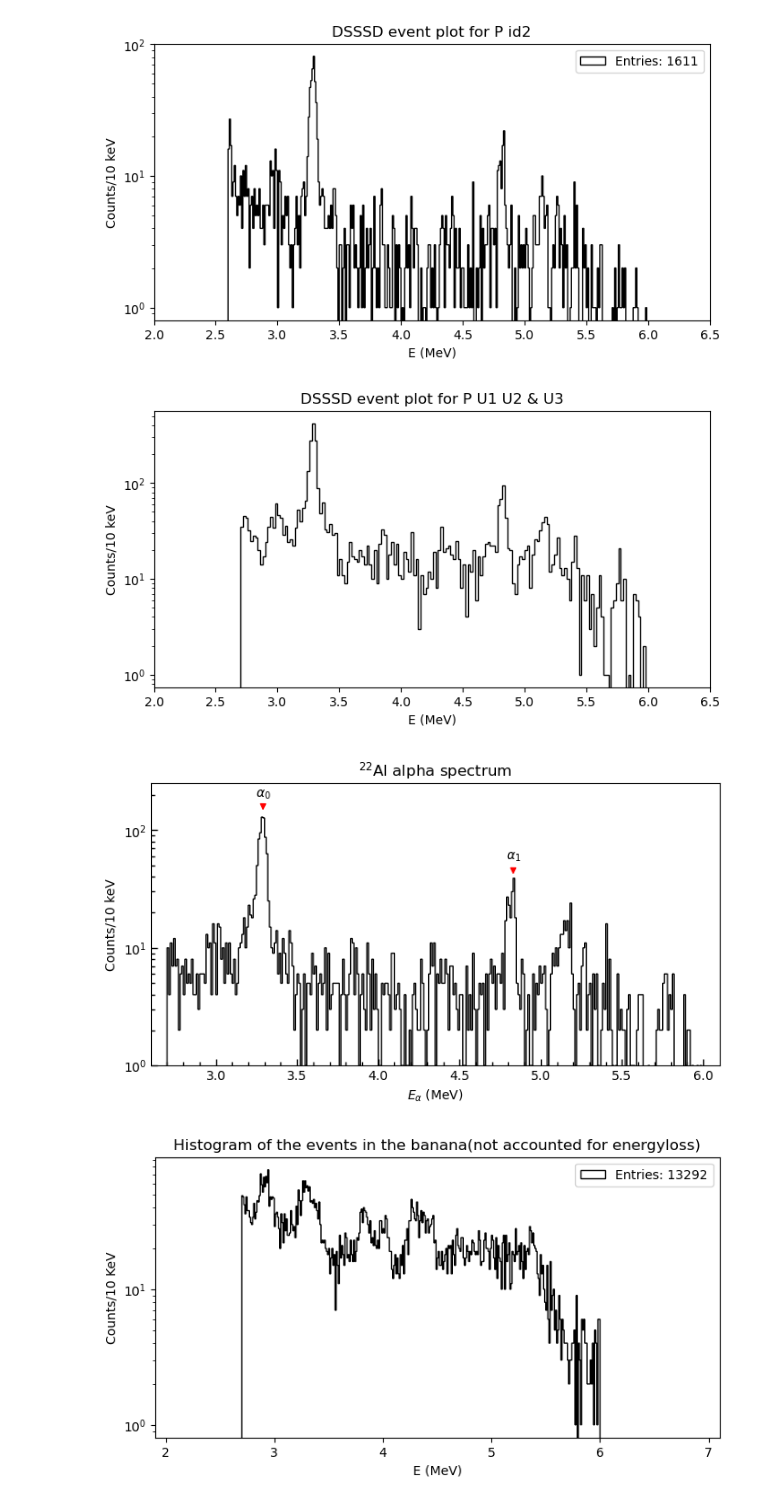
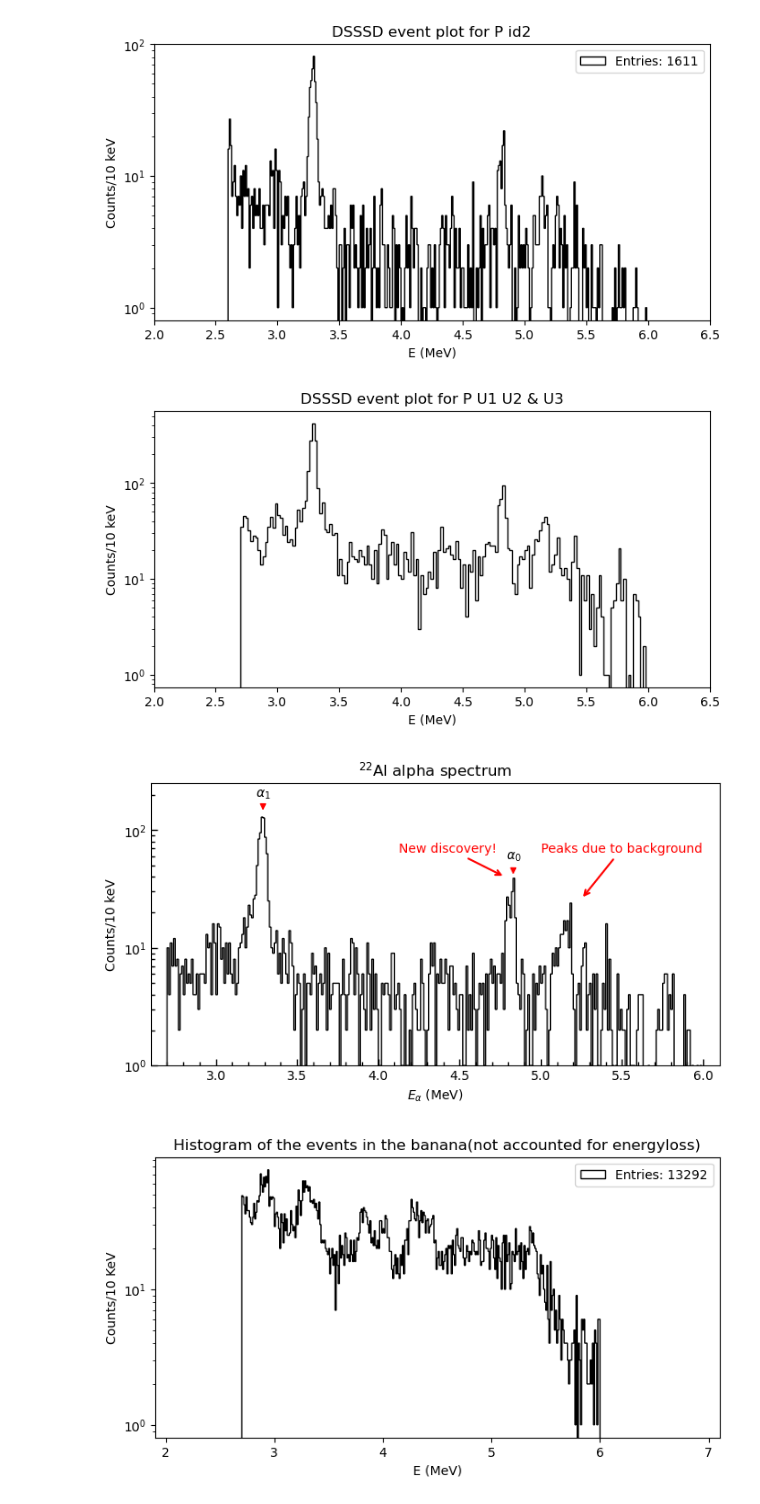
Before and after one commit to phaue/Masters, a Jupyter notebook: analysis/python/dataquality/anomalysource/Al_Alphas.ipynb, the cells around one changed output. Cells and saved outputs as stored; diff of their text form; code cells hidden in the pictures.

```diff
--- a/analysis/python/dataquality/anomalysource/Al_Alphas.ipynb
+++ b/analysis/python/dataquality/anomalysource/Al_Alphas.ipynb
@@ -159,34 +159,45 @@ Es= []
 plt.figure(figsize=(8,4))
 for det in ["id1", "id2"]:
     for j in data_collection[iso][det]["Ea"]:
         if (det == "id2" and j > 2.7) or (det == "id1" and j > 3):
             Es.append(j)
 
 #e = e[e>0.5]
 plt.hist(Es, bins=np.arange(0, 6, 0.01), histtype='step', color='k', label=f"Entries: {len(e)}")
 plt.xlabel(r"$E_{\alpha}$ (MeV)")
 plt.ylabel("Counts/10 keV")
 plt.yscale('log')
 plt.xlim(2.6, 6.1)
 plt.ylim(1,150+10**2)
 plt.title(r"$^{22}$Al alpha spectrum")
 plt.savefig(outputdir + "AlDSSSDevent12.png")
 plt.tick_params(axis='y', which='major', direction='in', length=5, width=1)
 plt.tick_params(axis='y', which='minor', direction='in', length=3, width=1)
 plt.tick_params(axis='x', which='major', direction='in', length=5, width=1)
 plt.tick_params(axis='x', which='minor', direction='in', length=3, width=1)
 plt.minorticks_on()
 
 plt.annotate(r"$\alpha_1$", xy=(3.29, 140), xytext=(3.245, 190),
              arrowprops=dict(facecolor='red', edgecolor='red', arrowstyle='-|>'), fontsize=10)
 
 plt.annotate(r"$\alpha_0$", xy=(4.83, 40), xytext=(4.785, 57),
              arrowprops=dict(facecolor='red', edgecolor='red', arrowstyle='-|>'), fontsize=10)
+plt.annotate("New discovery!",
+             xy=(4.78, 40),             # Point the arrow points to
+             xytext=(4.43, 65),         # Text position
+             arrowprops=dict(facecolor='white', edgecolor='red', arrowstyle="->", lw=1.5),
+             fontsize=10, color='red', ha='center')
+
+plt.annotate("Peaks due to background",
+             xy=(5.25, 26),             # Point the arrow points to
+             xytext=(5.5, 65),         # Text position
+             arrowprops=dict(facecolor='white', edgecolor='red', arrowstyle="->", lw=1.5),
+             fontsize=10, color='red', ha='center')
 
 plt.savefig('Alalphas.pdf')
 # %% [output]
 [figure]
-[figure, old version]
+[figure, new version]
 # %%
 #### Different histograms of different regions and effects
 ## And a CDF plot of two distributions
```
Also changed, not shown: 4 other files.
